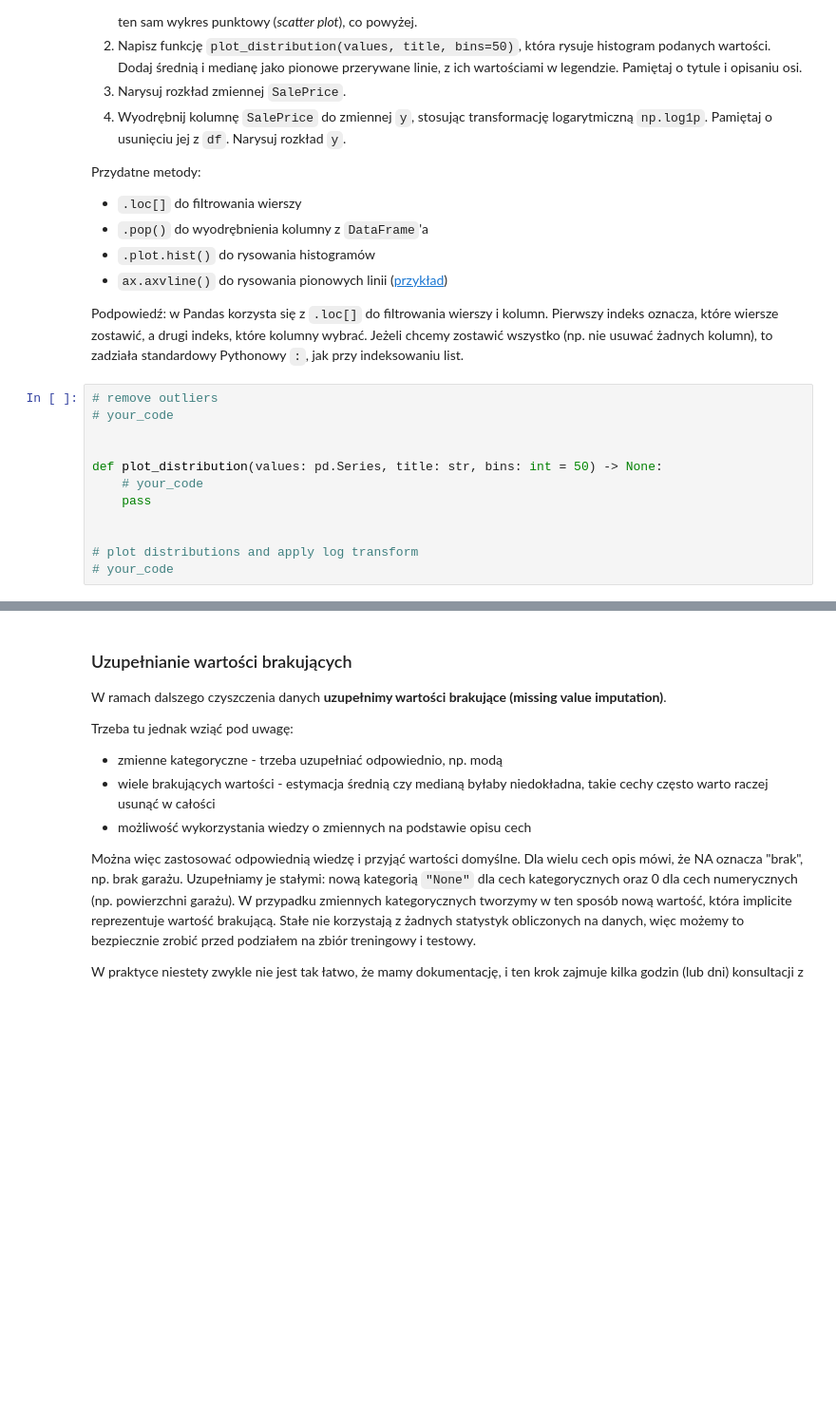
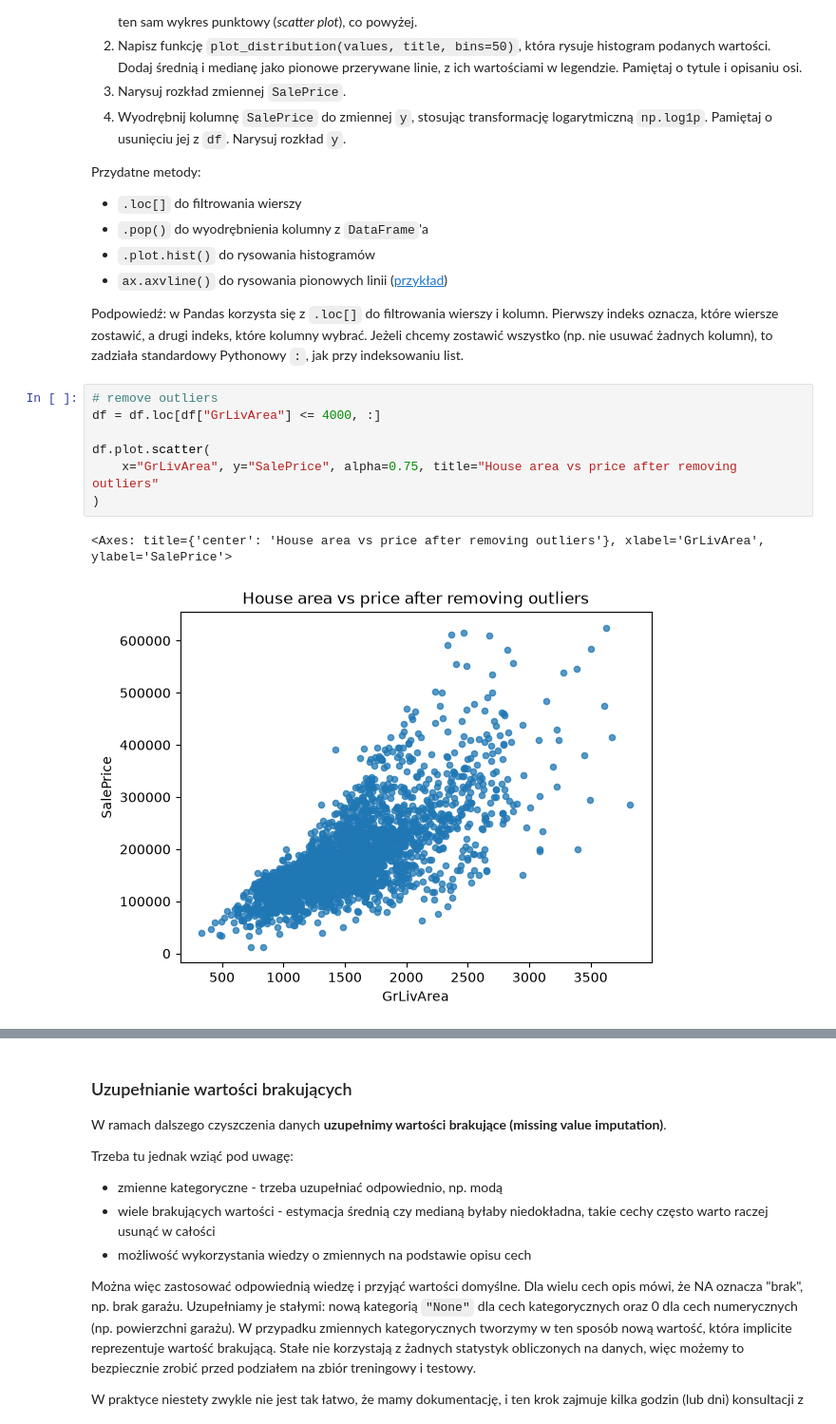
Before and after one commit to xxdagi/Podstawy-Sztucznej-Inteligencji, a Jupyter notebook: lab1/lab_1.ipynb, the cells around one changed output, grey strips where cells are left out. Shown at 95% size. Drawn from its saved outputs; the diff is of its cells as text; blank space fills up the shorter version.

```diff
--- a/lab1/lab_1.ipynb
+++ b/lab1/lab_1.ipynb
@@ -221,15 +257,13 @@ Przydatne metody:
 - `ax.axvline()` do rysowania pionowych linii ([przykład](https://stackoverflow.com/a/57046310/9472066))
 
 Podpowiedź: w Pandas korzysta się z `.loc[]` do filtrowania wierszy i kolumn. Pierwszy indeks oznacza, które wiersze zostawić, a drugi indeks, które kolumny wybrać. Jeżeli chcemy zostawić wszystko (np. nie usuwać żadnych kolumn), to zadziała standardowy Pythonowy `:`, jak przy indeksowaniu list.
-# %%
-# remove outliers
-# your_code
-
-
-def plot_distribution(values: pd.Series, title: str, bins: int = 50) -> None:
-    # your_code
-    pass
-
-
-# plot distributions and apply log transform
-# your_code
+# %%
+# remove outliers
+df = df.loc[df["GrLivArea"] <= 4000, :]
+
+df.plot.scatter(
+    x="GrLivArea", y="SalePrice", alpha=0.75, title="House area vs price after removing outliers"
+)
+# %% [output]
+<Axes: title={'center': 'House area vs price after removing outliers'}, xlabel='GrLivArea', ylabel='SalePrice'>
+[figure, added]
```
Also changed, not shown: parts of 10 cells of this notebook.
